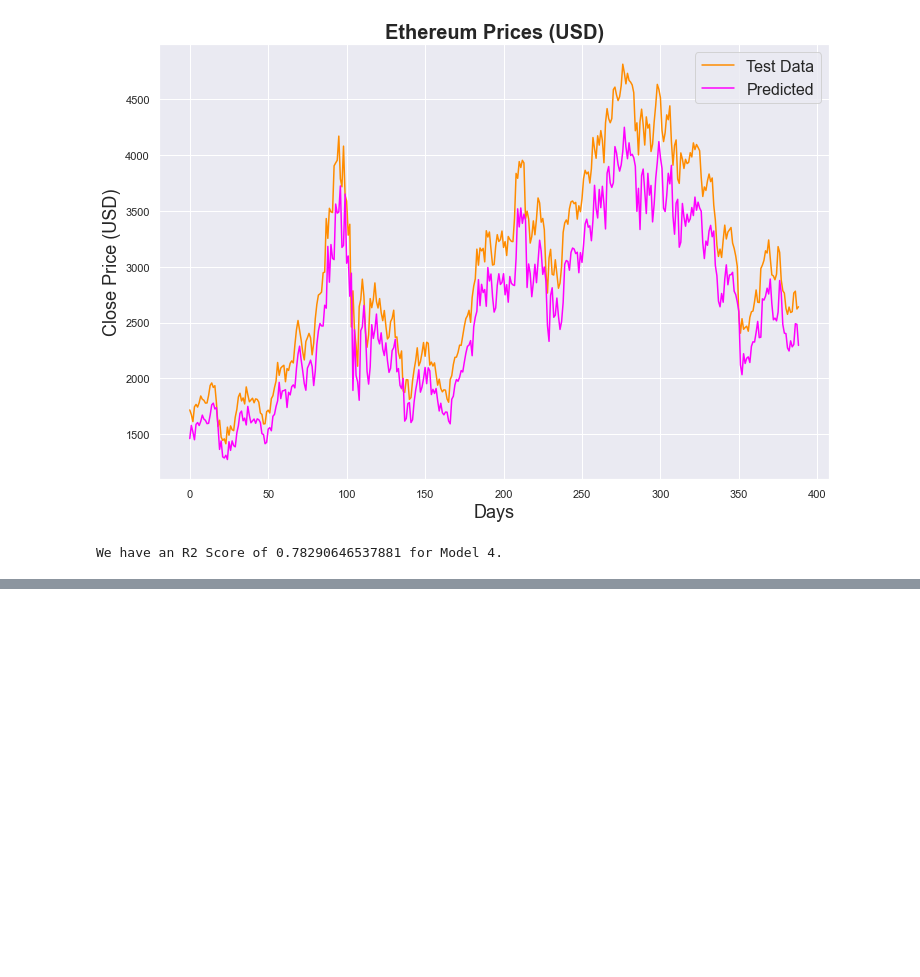
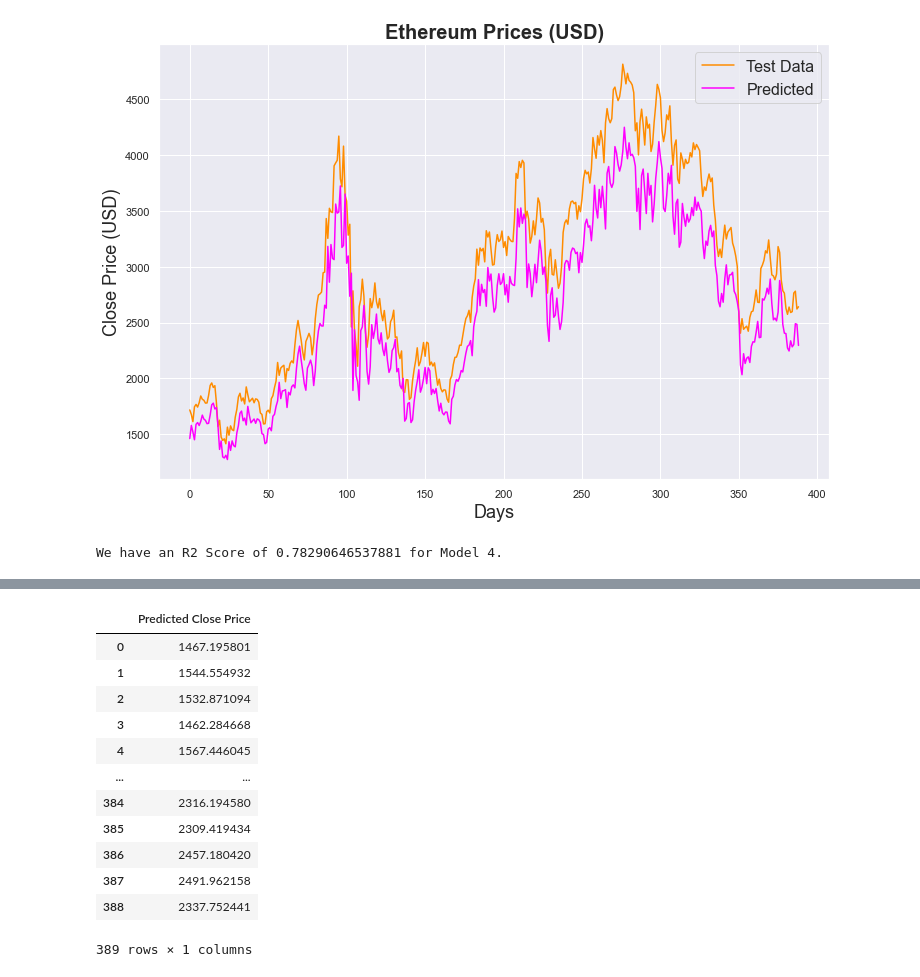
Before and after one commit to GitHubOfAndrew/Time-Series-Analysis-Cryptocurrencies, a Jupyter notebook: Cryptocurrency Forecasting.ipynb, the cells around one changed output, grey strips where cells are left out. Cells and saved outputs as stored; diff of their text form; code cells hidden in the pictures; blank space fills up the shorter version.

```diff
--- a/Cryptocurrency Forecasting.ipynb
+++ b/Cryptocurrency Forecasting.ipynb
@@ -1038,0 +1123,22 @@ We have an R2 Score of 0.78290646537881 for Model 4.
+# %%
+# prediction for model 2
+
+predictions_5 = model5.predict(x_test)
+eth_predictions_5 = min_max_scaler.inverse_transform(predictions_5)
+predictions5_df = pd.DataFrame(eth_predictions_5, columns = ['Predicted Close Price'])
+
+predictions5_df
+# %% [output]
+|  | Predicted Close Price |
+| 0 | 1467.195801 |
+| 1 | 1544.554932 |
+| 2 | 1532.871094 |
+| 3 | 1462.284668 |
+| 4 | 1567.446045 |
+| ... | ... |
+| 384 | 2316.194580 |
+| 385 | 2309.419434 |
+| 386 | 2457.180420 |
+| 387 | 2491.962158 |
+| 388 | 2337.752441 |
+389 rows × 1 columns
```
Also changed, not shown: parts of 7 cells of this notebook.
